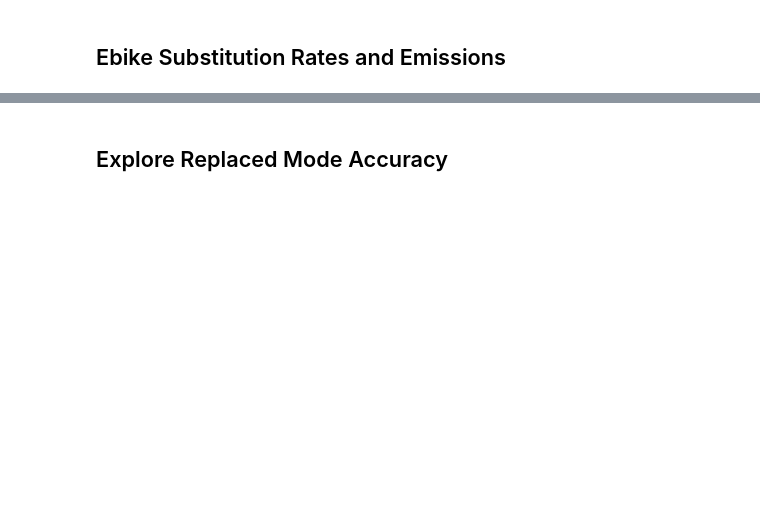
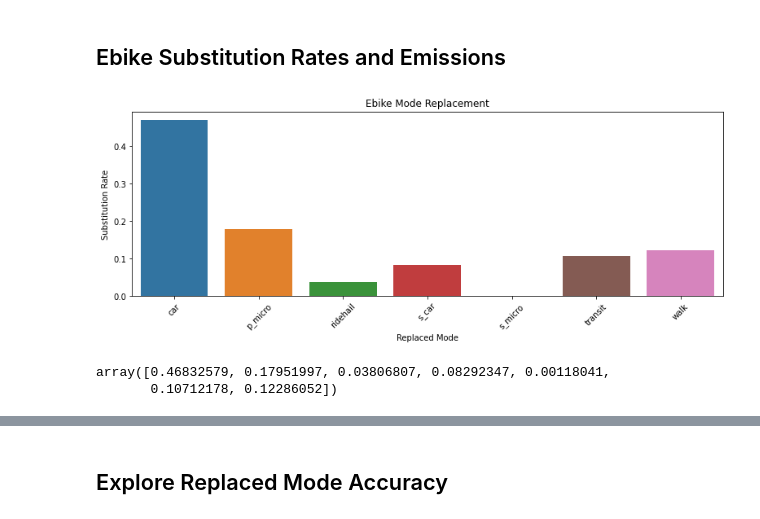
Before and after one commit to e-mission/em-public-dashboard, a Jupyter notebook: viz_scripts/biogeme_test.ipynb, the cells around one changed output, grey strips where cells are left out. Saved outputs shown, nothing was run; the diff lists cells and outputs as text; code cells hidden in the pictures; blank space fills up the shorter version.

Commit message:
Add f1 score, split car modes, k-fold validation, test on replaced, cleanup

```diff
--- a/viz_scripts/biogeme_test.ipynb
+++ b/viz_scripts/biogeme_test.ipynb
@@ -792,27 +909,0 @@ print('Global accuracy of the model:', accuracy)
-# %%
-# Make predictions for ebike trips, that replaced a mode in the model, and compare to stated replaced mode
-df_ebike = data.drop(columns=['date_time'])
-df_ebike = df_ebike[df_ebike['Mode_confirm']==6]
-df_ebike_new_trips = df_ebike[~df_ebike['Replaced_mode'].isin([6,7])]
-
-database_ebike = db.Database('openpath_trips', df_ebike_new_trips)
-globals().update(database_ebike.variables)
-
-biogeme = bio.BIOGEME(database_ebike, simulate)
-biogeme.modelName = 'openpath_mnl_w_replaced'
-simulatedValues = biogeme.simulate(betas)
-
-prob_max = simulatedValues.idxmax(axis=1)
-prob_max = prob_max.replace({'Prob. car': 0,
-                             'Prob. p_micro': 1,
-                             'Prob. ridehail':2,
-                             'Prob. s_micro':3,
-                             'Prob. transit':4,
-                             'Prob. walk':5})
-data_res = {'y_Actual':df_ebike_new_trips['Replaced_mode'],'y_Predicted': prob_max}
-df = pd.DataFrame(data_res, columns=['y_Actual','y_Predicted'])
-confusion_matrix = pd.crosstab(df['y_Actual'],df['y_Predicted'],rownames=['Actual'],colnames=['Predicted'],normalize=True)
-
-print(round(confusion_matrix,2))
-print(f"Car only: {sum(data_res['y_Actual'] == 0) / len(df_ebike_new_trips)}")
-print(f"Max utility: {sum(data_res['y_Actual'] == data_res['y_Predicted']) / len(df_ebike_new_trips)}")
@@ -819,3 +1356,21 @@ print(f"Max utility: {sum(data_res['y_Actual'] == data_res['y_Predicted']) / len
 # %% [markdown]
 ## Ebike Substitution Rates and Emissions
+# %%
+df_analysis = df_ebike.copy()
+
+# Relabel with original mode names for plotting
+for mode in av:
+    mode_text = '_'.join(str(av[mode]).split('_')[1:])
+    df_analysis['Replaced_mode'] = df_analysis['Replaced_mode'].replace(mode,mode_text)
+# %%
+# Substitution rate of ebike trips not including new trips
+plot_data = df_analysis.groupby(['Replaced_mode']).count()[['Mode_confirm']].reset_index()
+plot_data['subst_rate'] = plot_data['Mode_confirm'] / sum(plot_data['Mode_confirm'])
+
+fig, ax = plt.subplots(figsize=(13,5))
+sns.barplot(ax=ax, data=plot_data, x='Replaced_mode', y='subst_rate').set(title='Ebike Mode Replacement', xlabel='Replaced Mode', ylabel='Substitution Rate')
+plt.xticks(rotation=45)
+plt.subplots_adjust(bottom=0.25)
+# %% [output]
+[figure, added]
 # %%
@@ -882,7 +1387,11 @@ plt.subplots_adjust(bottom=0.25)
 # %%
 # From table in paper
-emission_rates = [343.3, 18.5, 343.3, 39.8, 123.8, 0.0]
+emission_rates = [343.3, 18.5, 343.3, (343.3/2), 39.8, 123.8, 0.0]
 subst_rates = plot_data['subst_rate'].values
+subst_rates
+# %% [output]
+array([0.46832579, 0.17951997, 0.03806807, 0.08292347, 0.00118041,
+       0.10712178, 0.12286052])
 # %%
 # g-CO2/mi reduction through ebike availability
 sum(emission_rates * subst_rates) / sum(subst_rates) - 39.8
```
Also changed, not shown: parts of 76 cells of this notebook.
